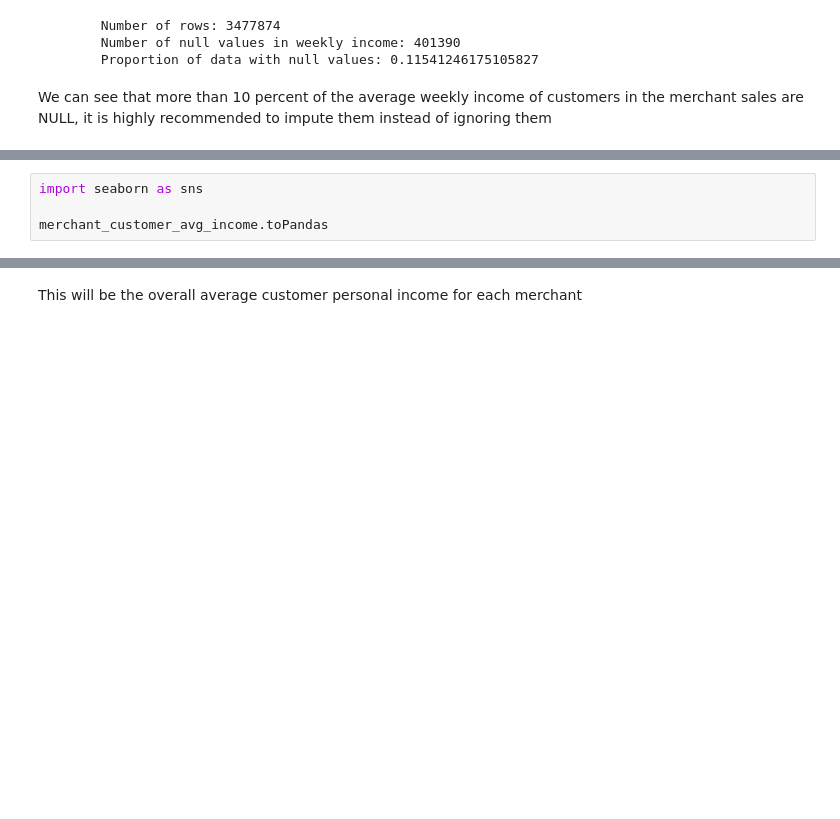
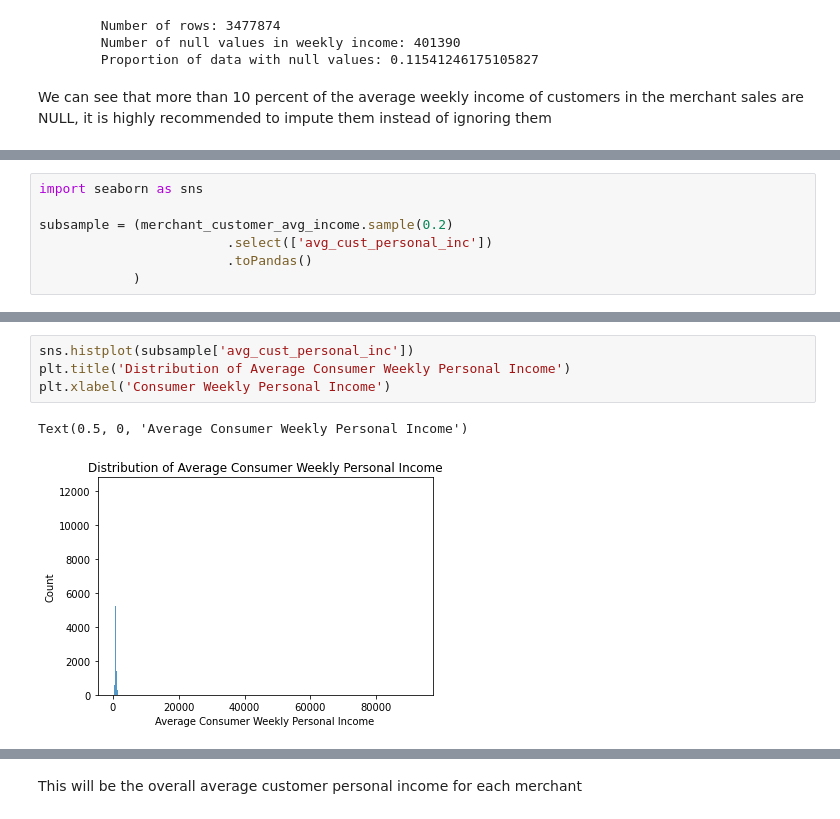
Before and after one commit to MAST30034-Applied-Data-Science/generic-buy-now-pay-later-project-group-19, a Jupyter notebook: notebooks/merchant_customers.ipynb, the cells around one changed output, grey strips where cells are left out. Cells and saved outputs as stored; diff of their text form; blank space fills up the shorter version.

```diff
--- a/notebooks/merchant_customers.ipynb
+++ b/notebooks/merchant_customers.ipynb
@@ -409,5 +462,8 @@ We can see that more than 10 percent of the average weekly income of customers i
 # %%
 import seaborn as sns
 
-merchant_customer_avg_income.toPandas
+subsample = (merchant_customer_avg_income.sample(0.2)
+                        .select(['avg_cust_personal_inc'])
+                        .toPandas()
+            )
 # %% [output]
@@ -414,0 +500,7 @@ TypeError: 'Column' object is not callable
+# %%
+sns.histplot(subsample['avg_cust_personal_inc'])
+plt.title('Distribution of Average Consumer Weekly Personal Income')
+plt.xlabel('Consumer Weekly Personal Income')
+# %% [output]
+Text(0.5, 0, 'Average Consumer Weekly Personal Income')
+[figure, added]
```
Also changed, not shown: parts of 22 cells of this notebook.
